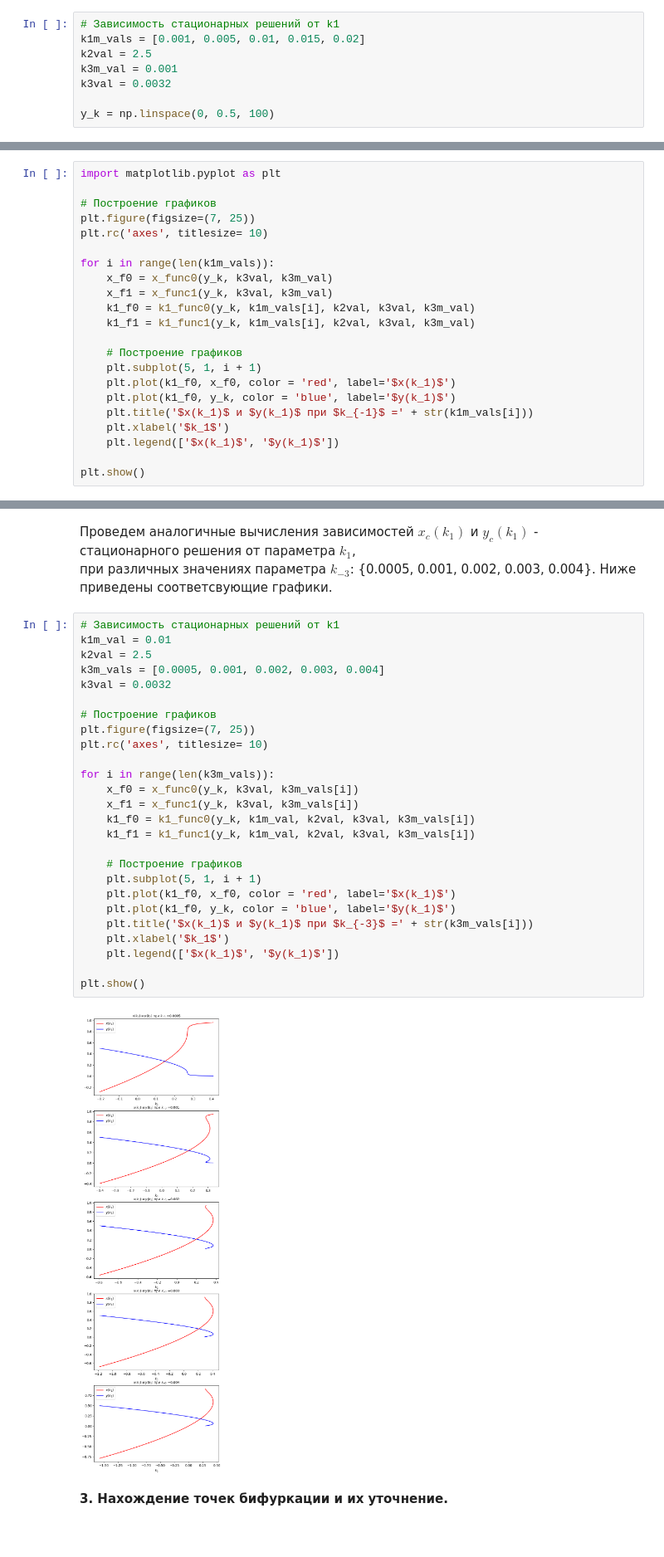
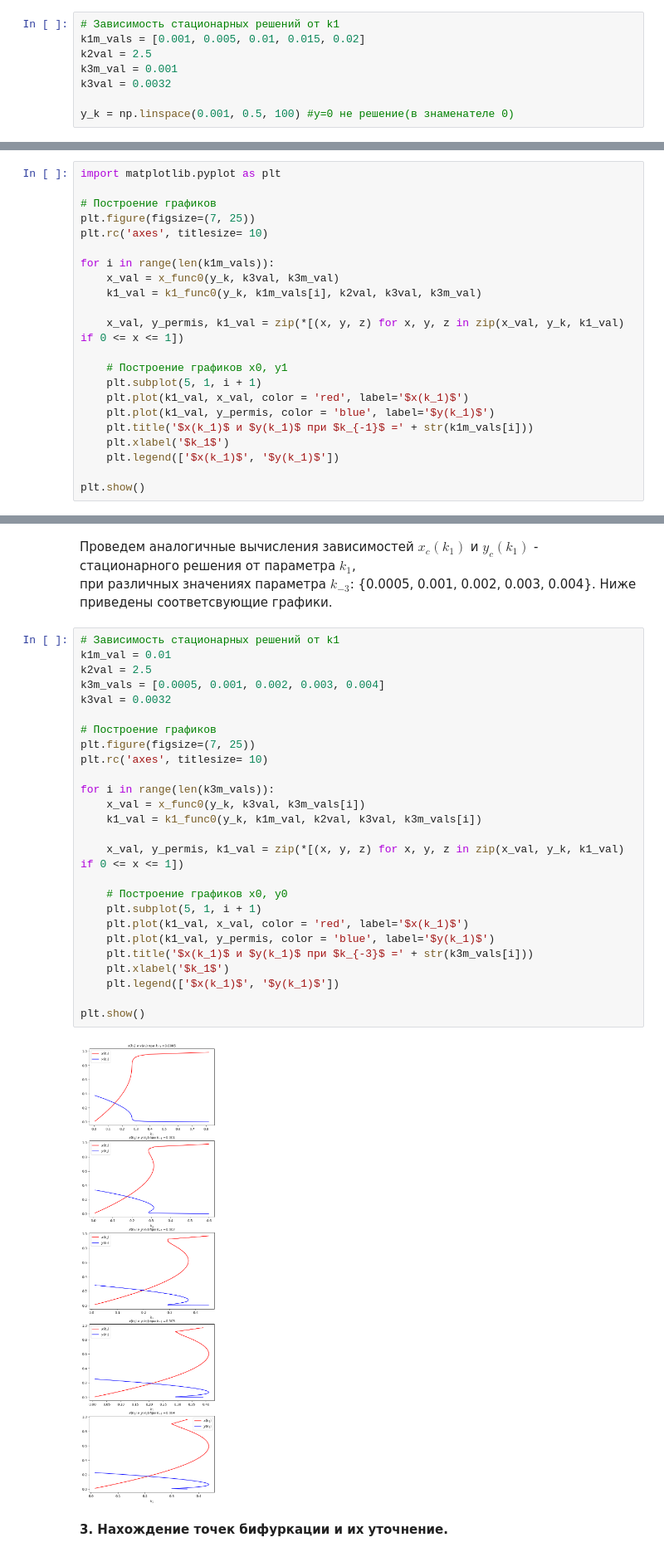
Before and after one commit to AlenaSetukha/KTMM, a Jupyter notebook: task2/main.ipynb, the cells around one changed output, grey strips where cells are left out. Shown at 83% size. Saved outputs shown, nothing was run; the diff lists cells and outputs as text; blank space fills up the shorter version.

```diff
--- a/task2/main.ipynb
+++ b/task2/main.ipynb
@@ -107,6 +107,6 @@ k2val = 2.5
 k3m_val = 0.001
 k3val = 0.0032
 
-y_k = np.linspace(0, 0.5, 100)
+y_k = np.linspace(0.001, 0.5, 100) #y=0 не решение(в знаменателе 0)
 # %% [markdown]
 Ниже приведены графики $x_c(k_1)$ и $y_c(k_1)$ - зависимостей стационарного решения исходной системы от параметра $k_1$,
@@ -119,15 +120,15 @@ plt.figure(figsize=(7, 25))
 plt.rc('axes', titlesize= 10)
 
 for i in range(len(k1m_vals)):
-    x_f0 = x_func0(y_k, k3val, k3m_val)
-    x_f1 = x_func1(y_k, k3val, k3m_val)
-    k1_f0 = k1_func0(y_k, k1m_vals[i], k2val, k3val, k3m_val)
-    k1_f1 = k1_func1(y_k, k1m_vals[i], k2val, k3val, k3m_val)
+    x_val = x_func0(y_k, k3val, k3m_val)
+    k1_val = k1_func0(y_k, k1m_vals[i], k2val, k3val, k3m_val)
 
-    # Построение графиков
+    x_val, y_permis, k1_val = zip(*[(x, y, z) for x, y, z in zip(x_val, y_k, k1_val) if 0 <= x <= 1])
+
+    # Построение графиков x0, y1
     plt.subplot(5, 1, i + 1)
-    plt.plot(k1_f0, x_f0, color = 'red', label='$x(k_1)$')
-    plt.plot(k1_f0, y_k, color = 'blue', label='$y(k_1)$')
+    plt.plot(k1_val, x_val, color = 'red', label='$x(k_1)$')
+    plt.plot(k1_val, y_permis, color = 'blue', label='$y(k_1)$')
     plt.title('$x(k_1)$ и $y(k_1)$ при $k_{-1}$ =' + str(k1m_vals[i]))
     plt.xlabel('$k_1$')
     plt.legend(['$x(k_1)$', '$y(k_1)$'])
@@ -143,31 +144,31 @@ plt.show()
 # %%
 # Зависимость стационарных решений от k1
 k1m_val = 0.01
 k2val = 2.5
 k3m_vals = [0.0005, 0.001, 0.002, 0.003, 0.004]
 k3val = 0.0032
 
 # Построение графиков
 plt.figure(figsize=(7, 25))
 plt.rc('axes', titlesize= 10)
 
 for i in range(len(k3m_vals)):
-    x_f0 = x_func0(y_k, k3val, k3m_vals[i])
-    x_f1 = x_func1(y_k, k3val, k3m_vals[i])
-    k1_f0 = k1_func0(y_k, k1m_val, k2val, k3val, k3m_vals[i])
-    k1_f1 = k1_func1(y_k, k1m_val, k2val, k3val, k3m_vals[i])
+    x_val = x_func0(y_k, k3val, k3m_vals[i])
+    k1_val = k1_func0(y_k, k1m_val, k2val, k3val, k3m_vals[i])
 
-    # Построение графиков
+    x_val, y_permis, k1_val = zip(*[(x, y, z) for x, y, z in zip(x_val, y_k, k1_val) if 0 <= x <= 1])
+
+    # Построение графиков x0, y0
     plt.subplot(5, 1, i + 1)
-    plt.plot(k1_f0, x_f0, color = 'red', label='$x(k_1)$')
-    plt.plot(k1_f0, y_k, color = 'blue', label='$y(k_1)$')
+    plt.plot(k1_val, x_val, color = 'red', label='$x(k_1)$')
+    plt.plot(k1_val, y_permis, color = 'blue', label='$y(k_1)$')
     plt.title('$x(k_1)$ и $y(k_1)$ при $k_{-3}$ =' + str(k3m_vals[i]))
     plt.xlabel('$k_1$')
     plt.legend(['$x(k_1)$', '$y(k_1)$'])
 
 plt.show()
 # %% [output]
-[figure, old version]
+[figure, new version]
 # %% [markdown]
 **3. Нахождение точек бифуркации и их уточнение.**
 # %% [markdown]
```
Also changed, not shown: parts of 11 cells of this notebook.
